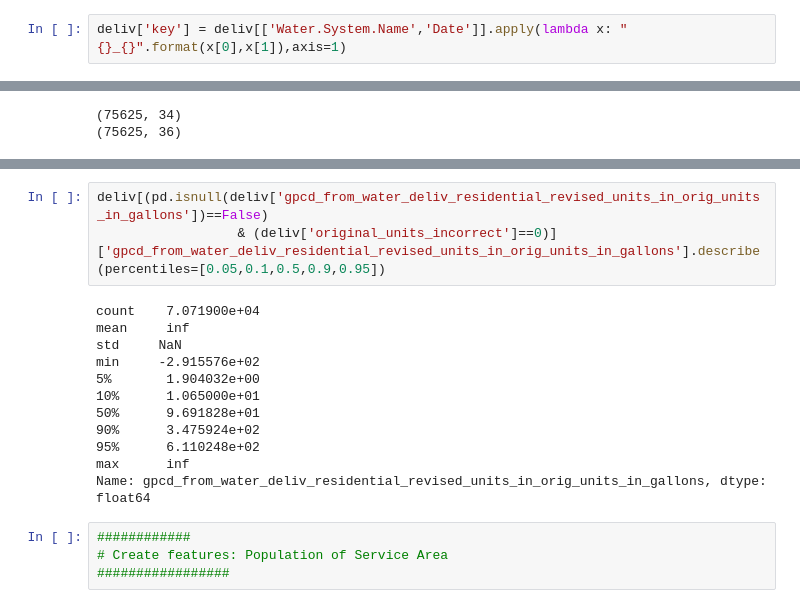
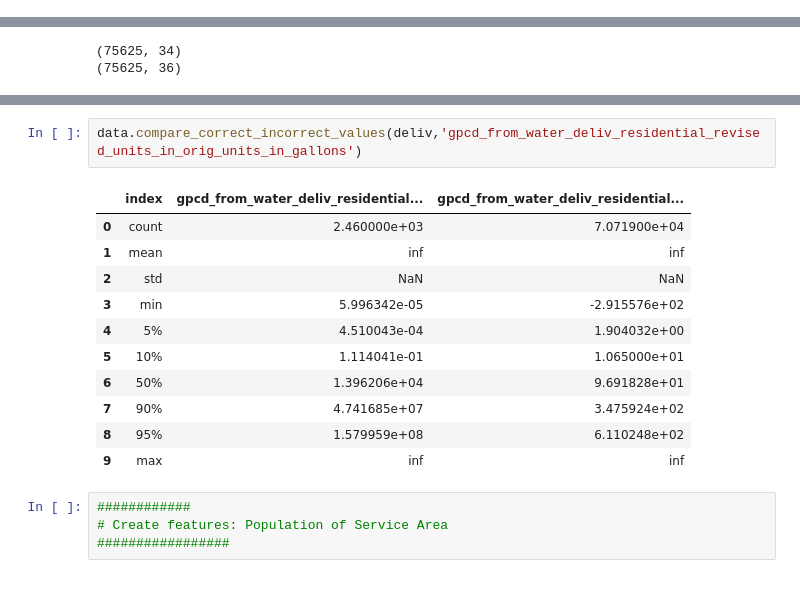
Before and after one commit to ozzysChiefDataScientist/water, a Jupyter notebook: notebooks/4_unit_correction_model.ipynb, the cells around one changed output, grey strips where cells are left out. Drawn from its saved outputs; the diff is of its cells as text.

```diff
--- a/notebooks/4_unit_correction_model.ipynb
+++ b/notebooks/4_unit_correction_model.ipynb
@@ -56,5 +55,3 @@ print(deliv.shape)
 ############
 # Verify that we have one record per pwsid/date
 #################
-# %%
-deliv['key'] = deliv[['Water.System.Name','Date']].apply(lambda x: "{}_{}".format(x[0],x[1]),axis=1)
@@ -118,18 +93,17 @@ Name: gpcd_from_water_deliv_residential_revised_units_in_orig_units_in_gallons,
-# %%
-deliv[(pd.isnull(deliv['gpcd_from_water_deliv_residential_revised_units_in_orig_units_in_gallons'])==False)
-                  & (deliv['original_units_incorrect']==0)]['gpcd_from_water_deliv_residential_revised_units_in_orig_units_in_gallons'].describe(percentiles=[0.05,0.1,0.5,0.9,0.95])
-# %% [output]
-count    7.071900e+04
-mean     inf
-std     NaN
-min     -2.915576e+02
-5%       1.904032e+00
-10%      1.065000e+01
-50%      9.691828e+01
-90%      3.475924e+02
-95%      6.110248e+02
-max      inf
-Name: gpcd_from_water_deliv_residential_revised_units_in_orig_units_in_gallons, dtype: float64
+# %%
+data.compare_correct_incorrect_values(deliv,'gpcd_from_water_deliv_residential_revised_units_in_orig_units_in_gallons')
+# %% [output]
+|  | index | gpcd_from_water_deliv_residential... | gpcd_from_water_deliv_residential... |
+| 0 | count | 2.460000e+03 | 7.071900e+04 |
+| 1 | mean | inf | inf |
+| 2 | std | NaN | NaN |
+| 3 | min | 5.996342e-05 | -2.915576e+02 |
+| 4 | 5% | 4.510043e-04 | 1.904032e+00 |
+| 5 | 10% | 1.114041e-01 | 1.065000e+01 |
+| 6 | 50% | 1.396206e+04 | 9.691828e+01 |
+| 7 | 90% | 4.741685e+07 | 3.475924e+02 |
+| 8 | 95% | 1.579959e+08 | 6.110248e+02 |
+| 9 | max | inf | inf |
 # %%
 ############
 # Create features: Population of Service Area
```
Also changed, not shown: parts of 72 cells of this notebook, 4 other files.
